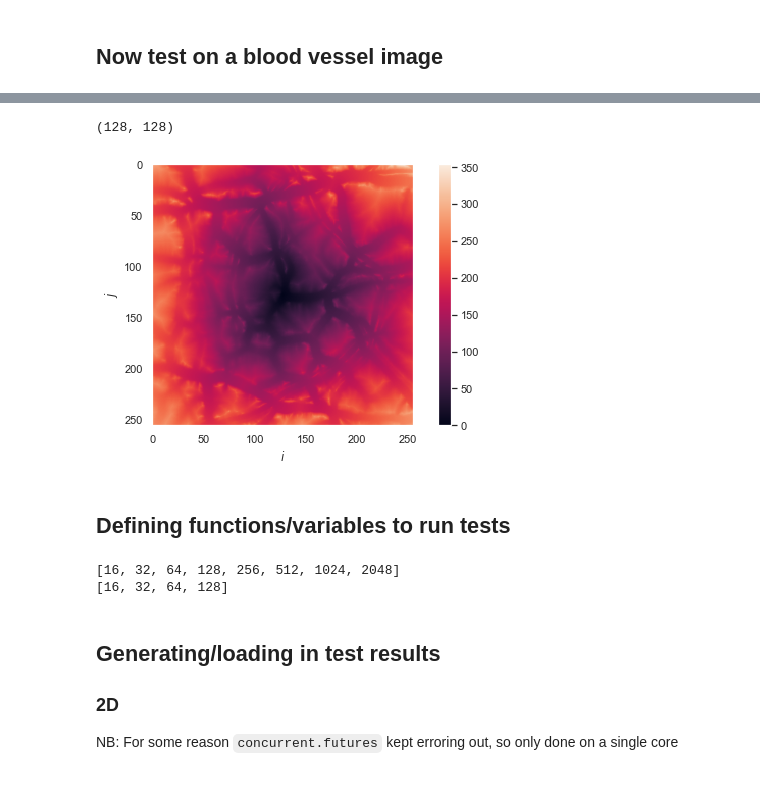
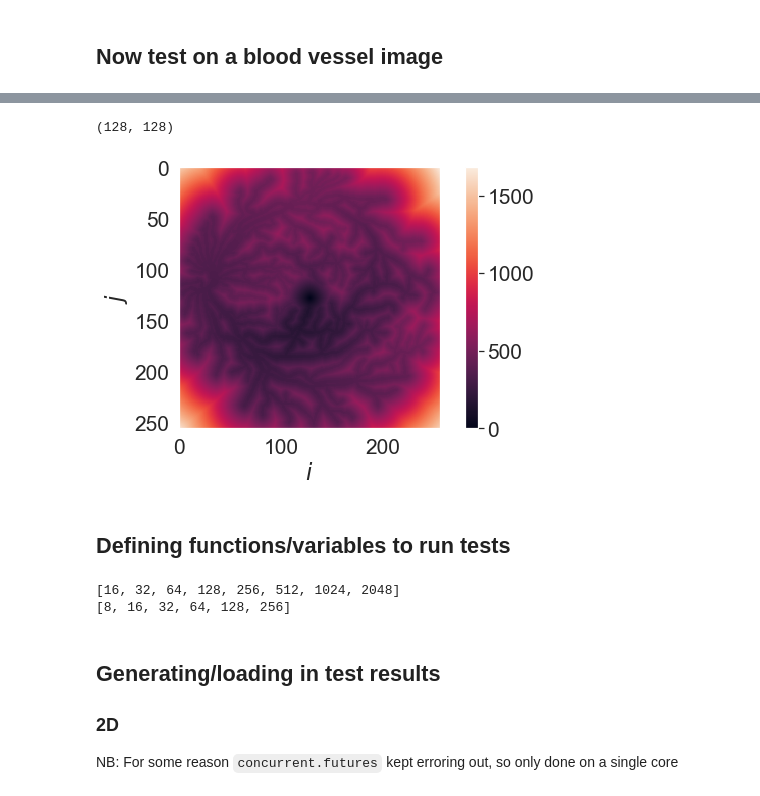
Before and after one commit to shmulvad/Caching-Strategies-for-Image-Processing, a Jupyter notebook: src/fmm.ipynb, the cells around one changed output, grey strips where cells are left out. Cells and saved outputs as stored; diff of their text form; code cells hidden in the pictures.

Commit message:
Update FMM with path-ability

```diff
--- a/src/fmm.ipynb
+++ b/src/fmm.ipynb
@@ -7,7 +7,7 @@ GENERATE_NEW_RESULTS = False
 
 # Set to true if you want to save figures to disk. Change path as needed
 SAVE_FIGURES_TO_DISK = False
-FIG_SAVE_PATH = "../../thesis/figures"
+FIG_SAVE_PATH = "../../thesis/figures/fmm/"
 # %% [markdown]
 Load in packages and set options for prettier plots
 # %%
@@ -97,21 +137,21 @@ plt.show()
 # %%
 start_point = (256//2, 256//2)
 print(start_point)
-morton = MortonOrder(inversed_img)
-tij = fmm(morton, start_point)
+morton = MortonOrder(img)
+tij, _ = fmm(morton, start_point)
 
 
 plt.imshow(tij.to_numpy())
 plt.xlabel("$i$")
 plt.ylabel("$j$")
 plt.grid()
 #plt.title("Time function $T_{ij}$ originating from " + str(start_point))
 plt.colorbar()
 save_fig("time-func-mid.pdf", FIG_SAVE_PATH, SAVE_FIGURES_TO_DISK)
 plt.show()
 # %% [output]
 (128, 128)
-[figure, old version]
+[figure, new version]
 # %% [markdown]
 ## Defining functions/variables to run tests
 # %%
@@ -159,11 +199,11 @@ def results_for_n(n, dim):
 ns_2d = [2**i for i in range(4, 12)]
 print(ns_2d)
 
-ns_3d = [2**i for i in range(4, 8)]
+ns_3d = [2**i for i in range(3, 9)]
 print(ns_3d)
 # %% [output]
 [16, 32, 64, 128, 256, 512, 1024, 2048]
-[16, 32, 64, 128]
+[8, 16, 32, 64, 128, 256]
 # %% [markdown]
 ## Generating/loading in test results
 
```
Also changed, not shown: parts of 19 cells of this notebook, 2 other files.
